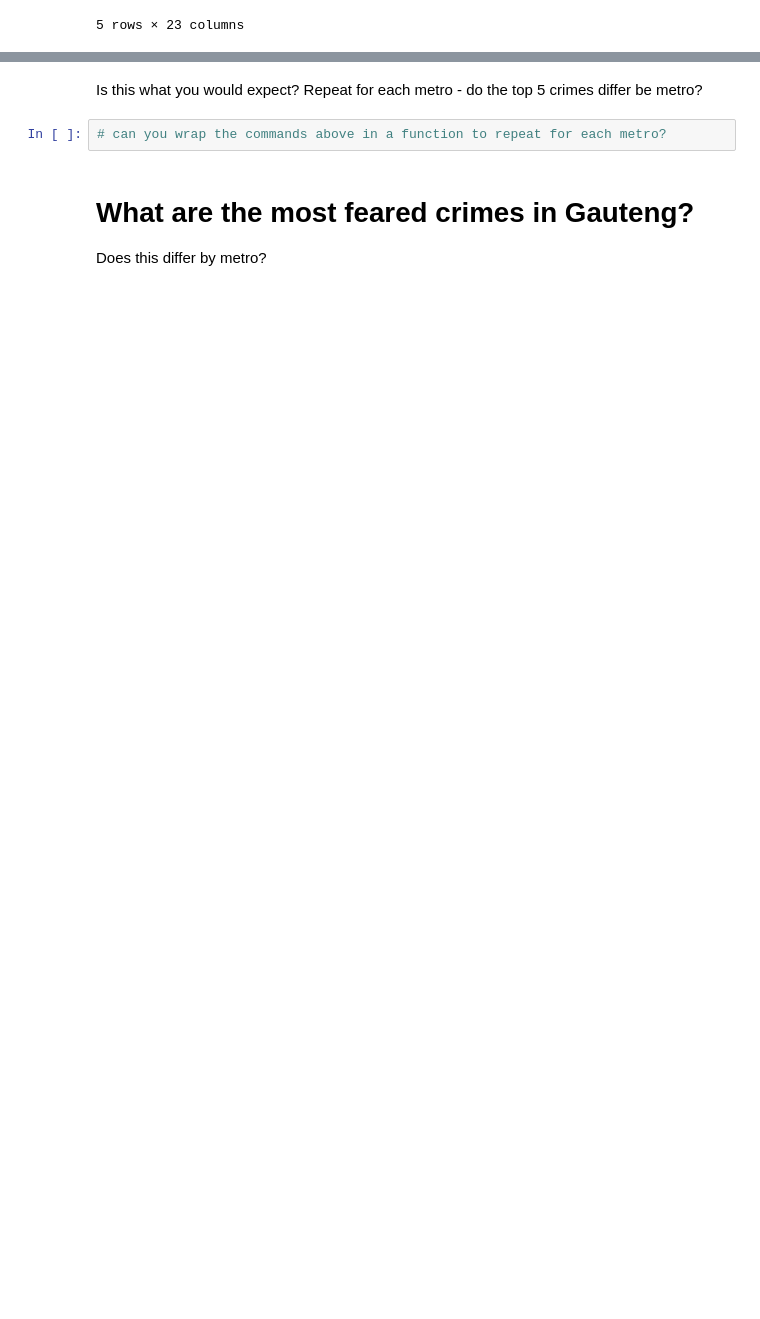
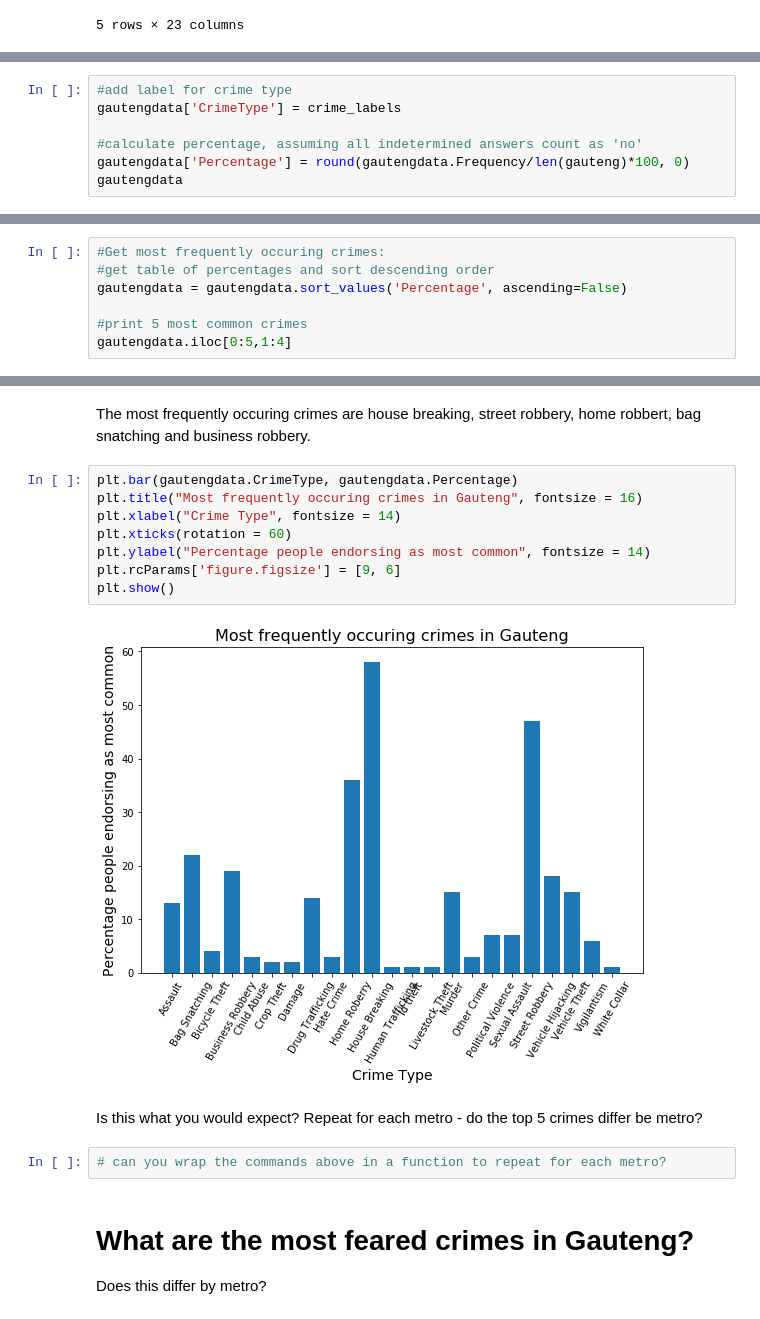
Before and after one commit to singitaN/crime_stats, a Jupyter notebook: notebooks/crime_perception.ipynb, the cells around one changed output, grey strips where cells are left out. Saved outputs shown, nothing was run; the diff lists cells and outputs as text; blank space fills up the shorter version.

Commit message:
added freq count

```diff
--- a/notebooks/crime_perception.ipynb
+++ b/notebooks/crime_perception.ipynb
@@ -141,0 +181,7 @@ mostcrime.head()
+# %%
+#add label for crime type
+gautengdata['CrimeType'] = crime_labels
+
+#calculate percentage, assuming all indetermined answers count as 'no'
+gautengdata['Percentage'] = round(gautengdata.Frequency/len(gauteng)*100, 0)
+gautengdata
@@ -141,0 +206,7 @@ mostcrime.head()
+# %%
+#Get most frequently occuring crimes:
+#get table of percentages and sort descending order
+gautengdata = gautengdata.sort_values('Percentage', ascending=False)
+
+#print 5 most common crimes
+gautengdata.iloc[0:5,1:4]
@@ -142,3 +220,15 @@ mostcrime.head()
+# %% [markdown]
+The most frequently occuring crimes are house breaking, street robbery, home robbert, bag snatching and business robbery.
+# %%
+plt.bar(gautengdata.CrimeType, gautengdata.Percentage)
+plt.title("Most frequently occuring crimes in Gauteng", fontsize = 16)
+plt.xlabel("Crime Type", fontsize = 14)
+plt.xticks(rotation = 60)
+plt.ylabel("Percentage people endorsing as most common", fontsize = 14)
+plt.rcParams['figure.figsize'] = [9, 6]
+plt.show()
+# %% [output]
+[figure, added]
 # %% [markdown]
 Is this what you would expect? Repeat for each metro - do the top 5 crimes differ be metro?
 # %%
```
Also changed, not shown: parts of 5 cells of this notebook.
